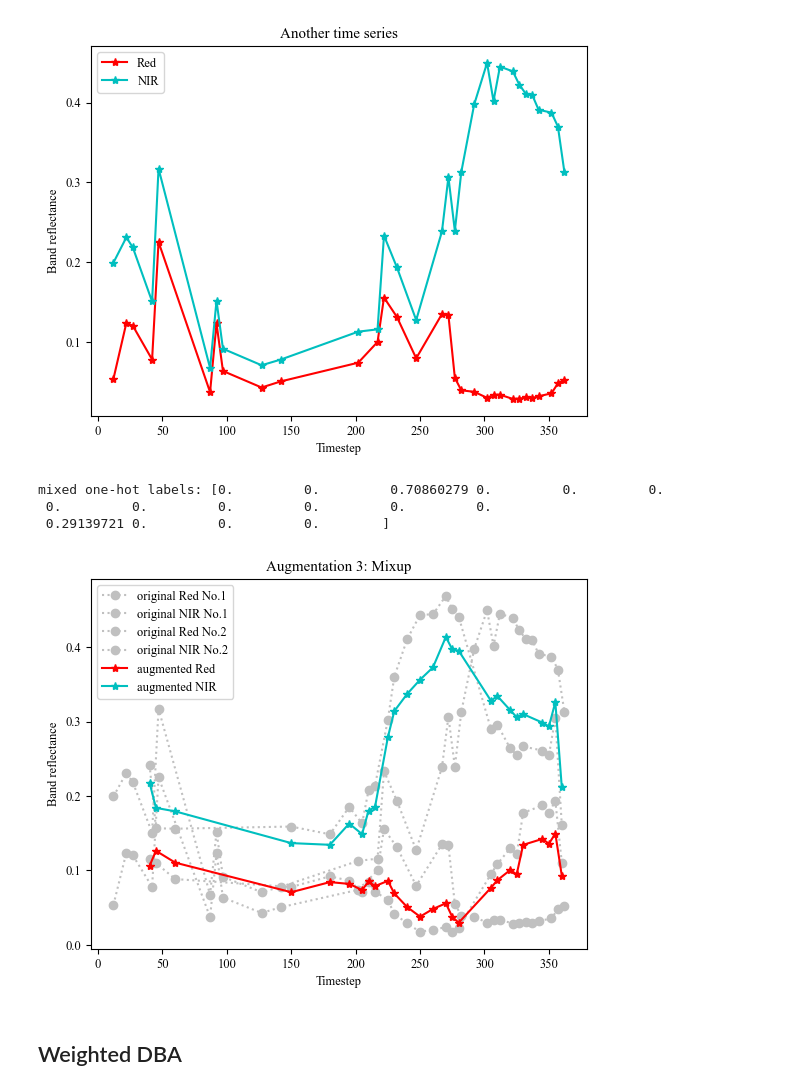
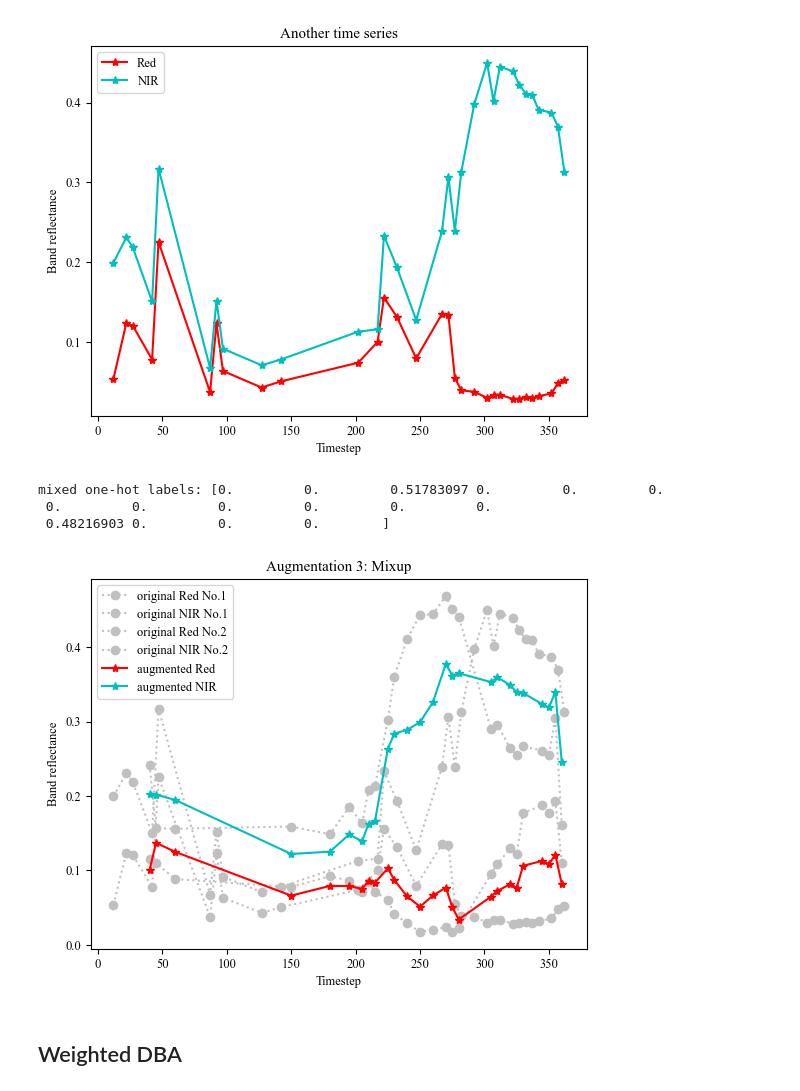
Before and after one commit to linlei1214/SITS-Aug, a Jupyter notebook: Satellite_time_series_augmentation.ipynb, the cells around one changed output. Saved outputs shown, nothing was run; the diff lists cells and outputs as text; code cells hidden in the pictures.

```diff
--- a/Satellite_time_series_augmentation.ipynb
+++ b/Satellite_time_series_augmentation.ipynb
@@ -148,7 +148,7 @@ def Mixup(ts_origin, time_origin, label_origin, ts_new, time_new, label_new, alp
         F = interpolate.interp1d(time_new, ts_new[:, channel], kind='linear', fill_value='extrapolate')
         ts_interpol[:, channel] = F(time_origin)
 
-    ratio = np.random.uniform(0, alpha)     # mixing ratio
+    ratio = np.random.beta(alpha, alpha)     # mixing ratio
     ts_mix = ts_origin * (1 - ratio) + ts_interpol * ratio
     label_mix = label_origin * (1 - ratio) + label_new * ratio
     return ts_mix, time_origin, label_mix
@@ -173,31 +173,31 @@ plt.show()
 # %%
 # generate one-hot label vector
 label1 = np.zeros((class_num,), dtype=int)
 label1[2] = 1
 label2 = np.zeros((class_num,), dtype=int)
 label2[12] = 1
 
-alpha = 0.5
+alpha = 2
 ts_mix, time_mix, label_mix = Mixup(ts_origin, time_origin, label1, ts2, time2, label2, alpha)
 
 print('mixed one-hot labels:', label_mix)
 plt.figure()
 plt.plot(time_origin, ts_origin[:, 2], color='silver', marker='o', linestyle=':', label='original Red No.1')
 plt.plot(time_origin, ts_origin[:, 6], color='silver', marker='o', linestyle=':', label='original NIR No.1')
 plt.plot(time2, ts2[:, 2], color='silver', marker='o', linestyle=':', label='original Red No.2')
 plt.plot(time2, ts2[:, 6], color='silver', marker='o', linestyle=':', label='original NIR No.2')
 plt.plot(time_mix, ts_mix[:, 2], 'r*-', label='augmented Red')
 plt.plot(time_mix, ts_mix[:, 6], 'c*-', label='augmented NIR')
 plt.xlabel('Timestep')
 plt.ylabel('Band reflectance')
 plt.legend()
 plt.title('Augmentation 3: Mixup')
 plt.show()
 # %% [output]
-mixed one-hot labels: [0.         0.         0.70860279 0.         0.         0.
+mixed one-hot labels: [0.         0.         0.51783097 0.         0.         0.
  0.         0.         0.         0.         0.         0.
- 0.29139721 0.         0.         0.        ]
+ 0.48216903 0.         0.         0.        ]
-[figure, old version]
+[figure, new version]
 # %% [markdown]
 ## Weighted DBA
 # %% [markdown]
```
Also changed, not shown: parts of 10 cells of this notebook.
